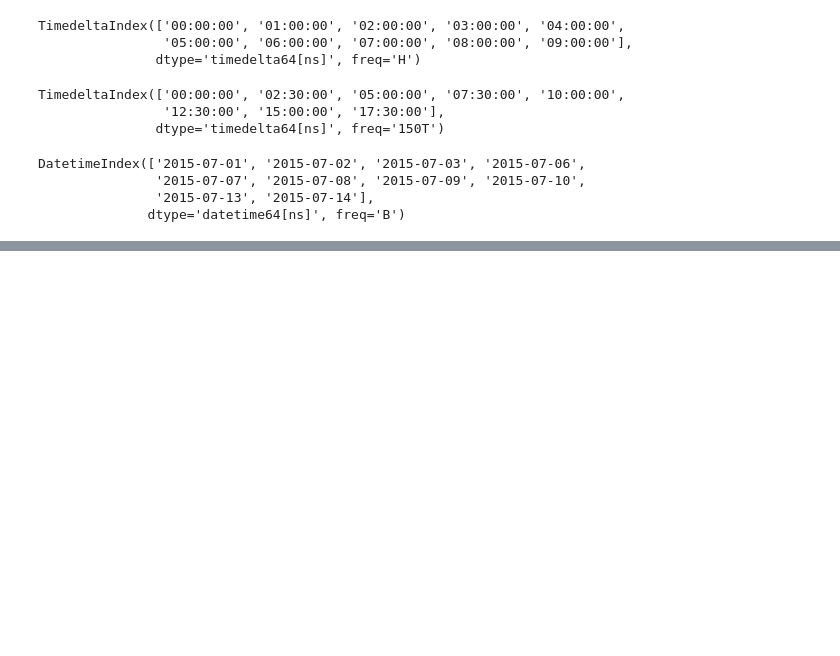
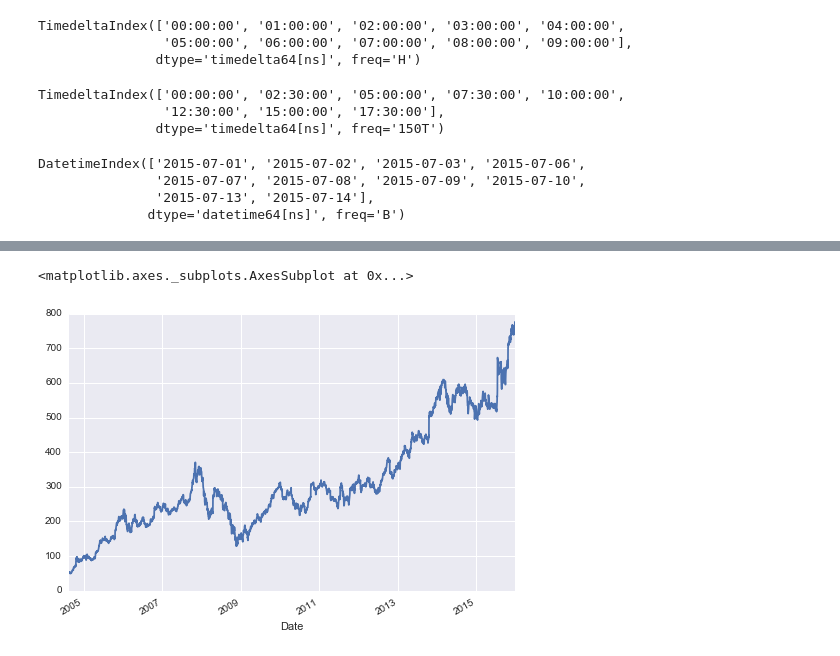
Before and after one commit to grehujt/SmallPythonProjects, a Jupyter notebook: jupyterNotebooks/tutorials/pandas.ipynb, the cells around one changed output, grey strips where cells are left out. Saved outputs shown, nothing was run; the diff lists cells and outputs as text; code cells hidden in the pictures; blank space fills up the shorter version.

Commit message:
update pandas of goog stock example

```diff
--- a/jupyterNotebooks/tutorials/pandas.ipynb
+++ b/jupyterNotebooks/tutorials/pandas.ipynb
@@ -2534,0 +2527,11 @@ data.DataReader?
+# %%
+# import pandas_datareader as pdr
+# goog = data.DataReader('GOOG', start='2004', end='2016', data_source='google')
+# goog = pdr.get_data_yahoo('GOOG')
+import pandas as pd
+goog = pd.read_csv('goog.csv')
+goog['Date'] = pd.to_datetime(goog['Date'])
+# goog.sort_values(by='Date', inplace=True)
+goog.set_index('Date', inplace=True)
+goog.sort_index(inplace=True)
+goog.head()
@@ -2534,0 +2546,10 @@ data.DataReader?
+# %%
+%matplotlib inline
+import matplotlib.pyplot as plt
+import seaborn as sns
+sns.set()
+goog = goog['Close']
+goog.plot()
+# %% [output]
+<matplotlib.axes._subplots.AxesSubplot at 0x...>
+[figure, added]
```
Also changed, not shown: parts of 4 cells of this notebook, 1 other file.
